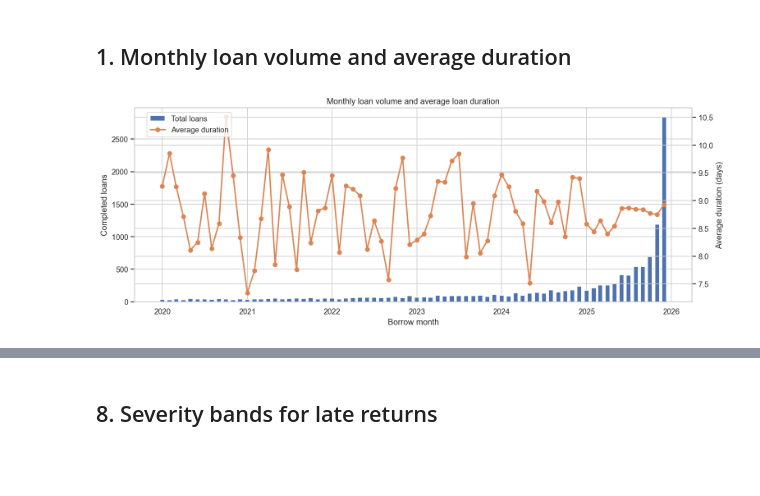
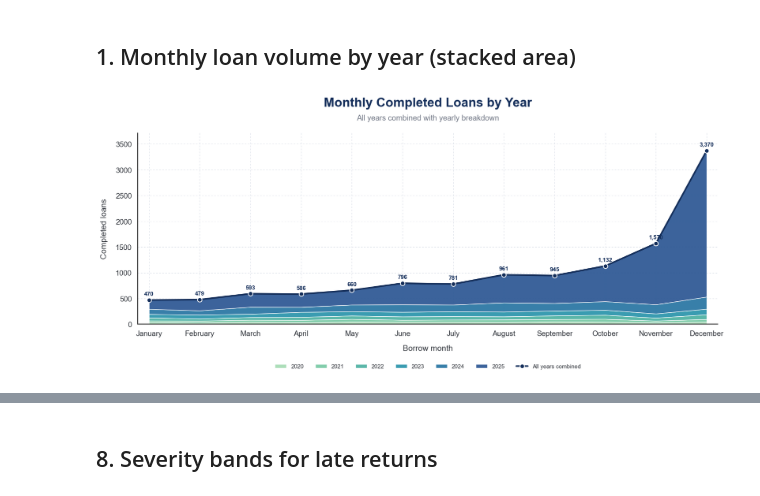
Before and after one commit to pufferfish3e/data-engineering-ca2, a Jupyter notebook: analysis/dw_insights_graphs.ipynb, the cells around one changed output, grey strips where cells are left out. Drawn from its saved outputs; the diff is of its cells as text; code cells hidden in the pictures; blank space fills up the shorter version.

Commit message:
reararnged the order and stuff

```diff
--- a/analysis/dw_insights_graphs.ipynb
+++ b/analysis/dw_insights_graphs.ipynb
@@ -79,16 +139,36 @@ return_bands = pd.DataFrame([
 # %% [markdown]
-## 1. Monthly loan volume and average duration
+## 1. Monthly loan volume by year (stacked area)
 # %%
-fig, ax_loans = plt.subplots(figsize=(13, 5))
-ax_loans.bar(monthly['Period'], monthly['TotalLoans'], width=20, color='#4C72B0', label='Total loans')
-ax_loans.set_xlabel('Borrow month')
-ax_loans.set_ylabel('Completed loans')
-ax_duration = ax_loans.twinx()
-ax_duration.plot(monthly['Period'], monthly['AvgDurationDays'], color='#DD8452', marker='o', linewidth=2, label='Average duration')
-ax_duration.set_ylabel('Average duration (days)')
-ax_loans.set_title('Monthly loan volume and average loan duration')
-fig.legend(loc='upper left', bbox_to_anchor=(0.08, 0.92))
-fig.tight_layout()
+monthly_area = (monthly.pivot_table(index='MonthName', columns='Year', values='TotalLoans',
+                                    aggfunc='sum', fill_value=0)
+                .reindex(month_order))
+monthly_area = monthly_area.reindex(sorted(monthly_area.columns), axis=1)
+
+x = range(len(month_order))
+colours = PALETTE[:len(monthly_area.columns)]
+
+fig, ax = plt.subplots(figsize=(14, 7))
+ax.stackplot(x, monthly_area.T.to_numpy(), labels=monthly_area.columns.astype(str),
+             colors=colours, alpha=0.95, edgecolor='white', linewidth=0.8)
+
+# Trace and label the combined total so the monthly peaks are easy to identify.
+monthly_totals = monthly_area.sum(axis=1).to_numpy()
+ax.plot(x, monthly_totals, color=NAVY, linewidth=2.5, marker='o',
+        markerfacecolor=NAVY, markeredgecolor='white', markeredgewidth=1.2,
+        markersize=7, label='All years combined')
+for i, total in enumerate(monthly_totals):
+    ax.annotate(f'{int(total):,}', (x[i], total), xytext=(0, 7),
+                textcoords='offset points', ha='center', fontsize=9,
+                fontweight='bold', color=NAVY)
+
+ax.set_xticks(x, month_order)
+style_chart(ax, 'Monthly Completed Loans by Year',
+            'All years combined with yearly breakdown',
+            xlabel='Borrow month', ylabel='Completed loans')
+ax.margins(x=0.02, y=0.10)
+ax.legend(ncol=7, frameon=False, loc='upper center',
+          bbox_to_anchor=(0.5, -0.18), fontsize=9)
+fig.tight_layout(rect=[0, 0.06, 1, 1])
 plt.show()
 # %% [output]
-[figure, old version]
+[figure, new version]
```
Also changed, not shown: parts of 23 cells of this notebook, 7 other files.
